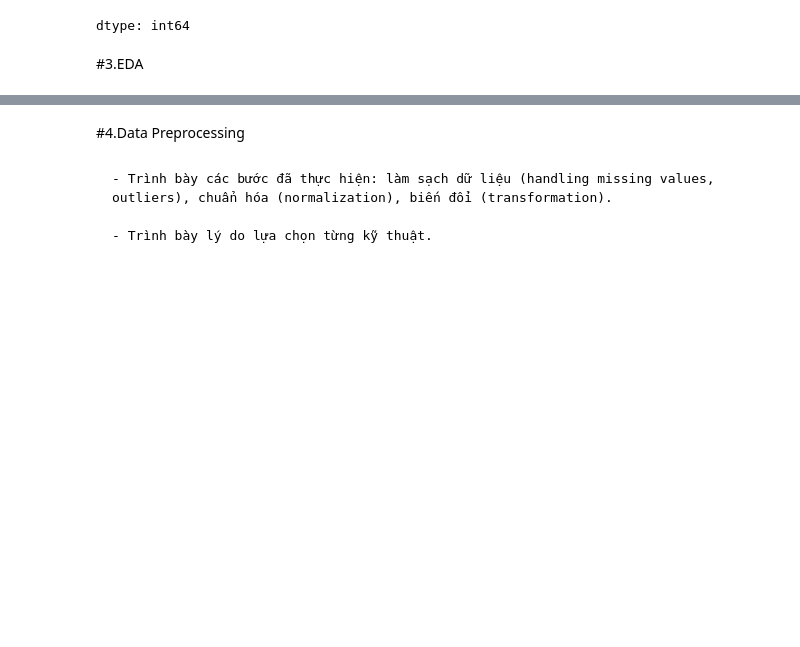
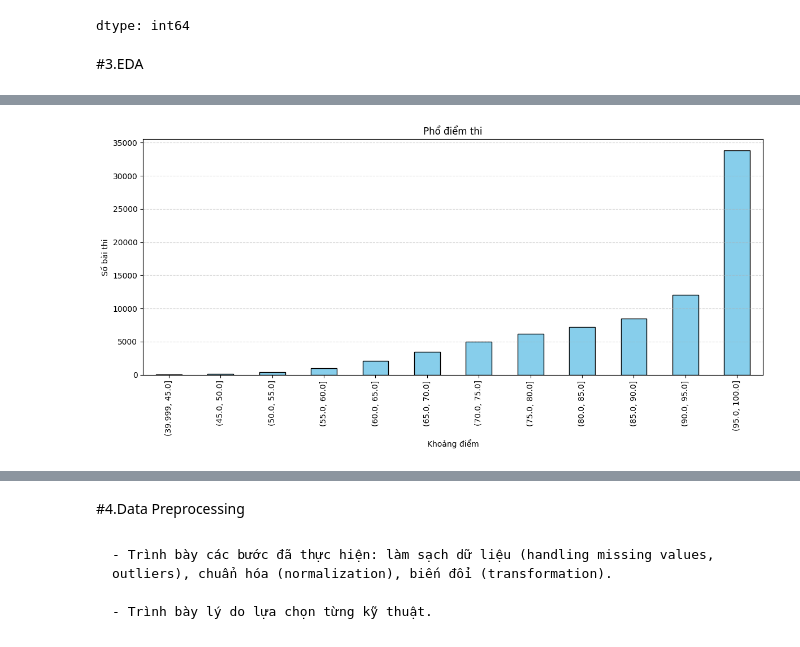
Before and after one commit to Vo-Hao250604/Student-Habits-and-Academic-Performance-Analysis, a Jupyter notebook: Student_Habits_and_Academic_Performance_Analysis.ipynb, the cells around one changed output, grey strips where cells are left out. Saved outputs shown, nothing was run; the diff lists cells and outputs as text; code cells hidden in the pictures; blank space fills up the shorter version.

```diff
--- a/Student_Habits_and_Academic_Performance_Analysis.ipynb
+++ b/Student_Habits_and_Academic_Performance_Analysis.ipynb
@@ -292,0 +350,18 @@ dtype: int64
+# %%
+import numpy as np
+import matplotlib.pyplot as plt
+import seaborn as sns
+
+#Biểu đồ điểm thi
+bins = np.arange(40,101,5)
+pho_exam_score = df['exam_score'].value_counts(bins=bins).sort_index()
+
+pho_exam_score.plot(kind='bar', figsize=(12,6), color='skyblue', edgecolor='black')
+plt.title("Phổ điểm thi")
+plt.xlabel("Khoảng điểm")
+plt.ylabel("Số bài thi")
+plt.grid(axis='y', linestyle='--', alpha=0.5)
+plt.tight_layout()
+plt.show()
+# %% [output]
+[figure, added]
```
Also changed, not shown: parts of 18 cells of this notebook.
